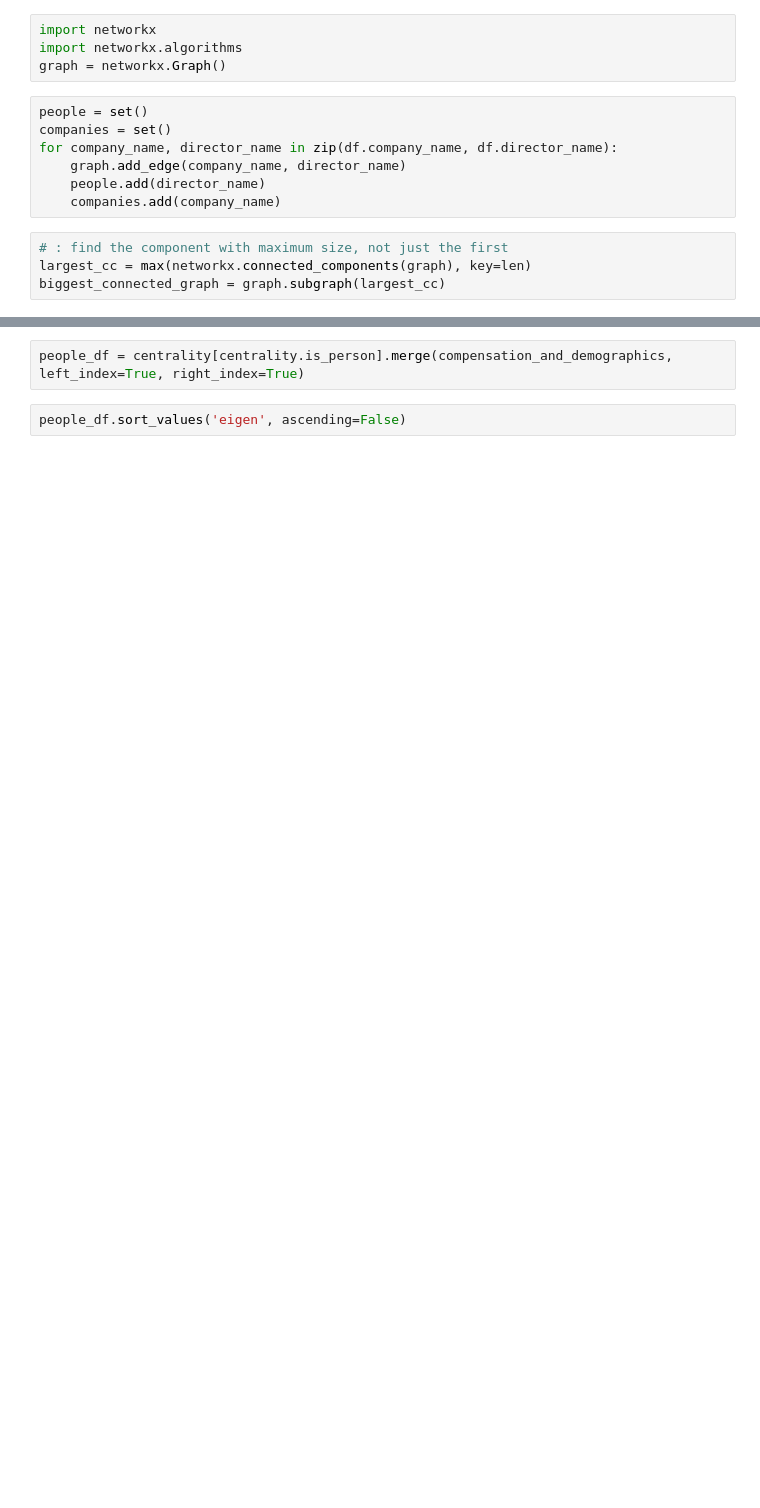
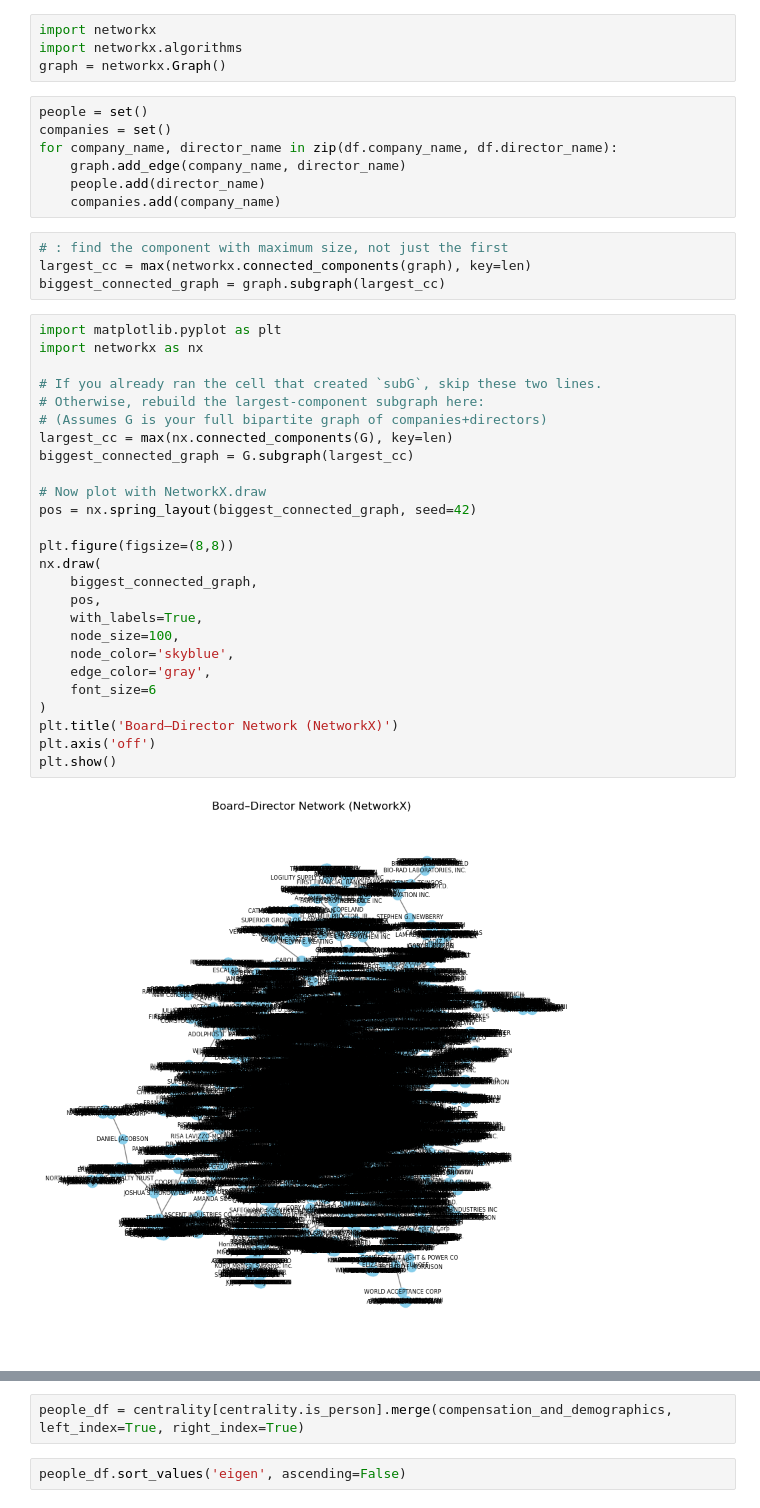
Before and after one commit to Muhibcr7/assignment--3-Muhib-cr7, a Jupyter notebook: assignment3/directors-network.ipynb, the cells around one changed output, grey strips where cells are left out. Drawn from its saved outputs; the diff is of its cells as text; blank space fills up the shorter version.

```diff
--- a/assignment3/directors-network.ipynb
+++ b/assignment3/directors-network.ipynb
@@ -92,6 +111,34 @@ for company_name, director_name in zip(df.company_name, df.director_name):
 # : find the component with maximum size, not just the first
 largest_cc = max(networkx.connected_components(graph), key=len)
 biggest_connected_graph = graph.subgraph(largest_cc)
+# %%
+import matplotlib.pyplot as plt
+import networkx as nx
+
+# If you already ran the cell that created `subG`, skip these two lines.
+# Otherwise, rebuild the largest‐component subgraph here:
+# (Assumes G is your full bipartite graph of companies+directors)
+largest_cc = max(nx.connected_components(G), key=len)
+biggest_connected_graph = G.subgraph(largest_cc)
+
+# Now plot with NetworkX.draw
+pos = nx.spring_layout(biggest_connected_graph, seed=42)
+
+plt.figure(figsize=(8,8))
+nx.draw(
+    biggest_connected_graph,
+    pos,
+    with_labels=True,
+    node_size=100,
+    node_color='skyblue',
+    edge_color='gray',
+    font_size=6
+)
+plt.title('Board–Director Network (NetworkX)')
+plt.axis('off')
+plt.show()
+# %% [output]
+[figure, added]
 # %%
 %%time
 import networkx as nx
```
Also changed, not shown: parts of 8 cells of this notebook, 1 other file.
